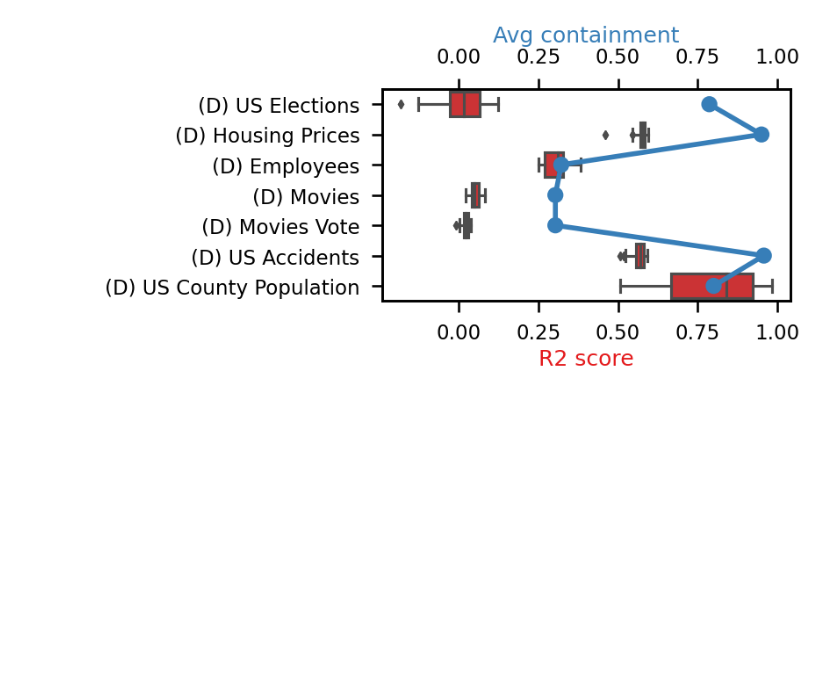
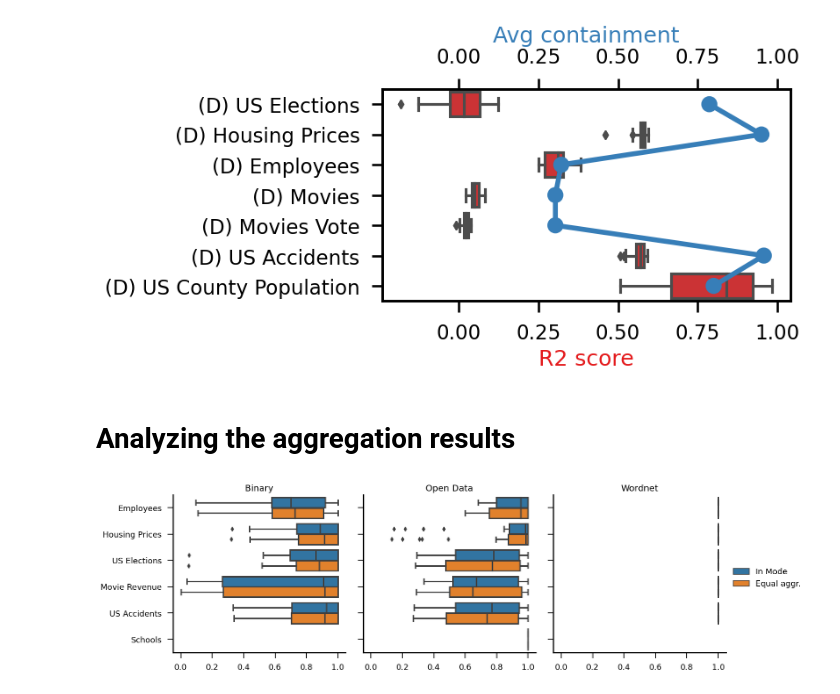
Before and after one commit to rcap107/retrieve-merge-predict, a Jupyter notebook: notebooks/Analyzing query results.ipynb, the cells around one changed output. Saved outputs shown, nothing was run; the diff lists cells and outputs as text; code cells hidden in the pictures; blank space fills up the shorter version.

```diff
--- a/notebooks/Analyzing query results.ipynb
+++ b/notebooks/Analyzing query results.ipynb
@@ -413,3 +433,16 @@ fig.savefig("images/r2score_containment_boxplot.pdf")
 fig.savefig("images/r2score_containment_boxplot.png")
 # %% [output]
 [figure]
+# %% [markdown]
+# Analyzing the aggregation results
+# %%
+paths = [
+    "analysis_query_results_binary_update_group_stats_all.csv",
+    "analysis_query_results_open_data_us_group_stats_all.csv",
+    "analysis_query_results_wordnet_full_group_stats_all.csv",
+]
+list_df = []
+for path in paths:
+    list_df.append(pl.read_csv(path))
+
+df = pl.concat(list_df)
@@ -415,0 +451,25 @@ fig.savefig("images/r2score_containment_boxplot.png")
+# %%
+_d = df.melt(
+    id_vars=["data_lake_version", "table_name", "cand_hash", "col_name"],
+    value_vars=["in_mode", "equal_aggr"],
+).with_columns(pl.col("table_name").replace(LABEL_MAPPING["base_table"]),
+               pl.col("data_lake_version").replace(LABEL_MAPPING["target_dl"]),
+               pl.col("variable").replace({"in_mode": "In Mode", "equal_aggr": "Equal aggr."})
+               )
+# %%
+g = sns.catplot(
+    data=_d.to_pandas(),
+    x="value",
+    y="table_name",
+    col="data_lake_version",
+    hue="variable",
+    kind="box",
+    legend=False
+)
+g.set_axis_labels("", "")
+g.set_titles("{col_name}")
+g.add_legend(title="")
+g.savefig("images/aggregation_analysis.pdf")
+g.savefig("images/aggregation_analysis.png")
+# %% [output]
+[figure, added]
```
Also changed, not shown: parts of 12 cells of this notebook, 1 other file.
